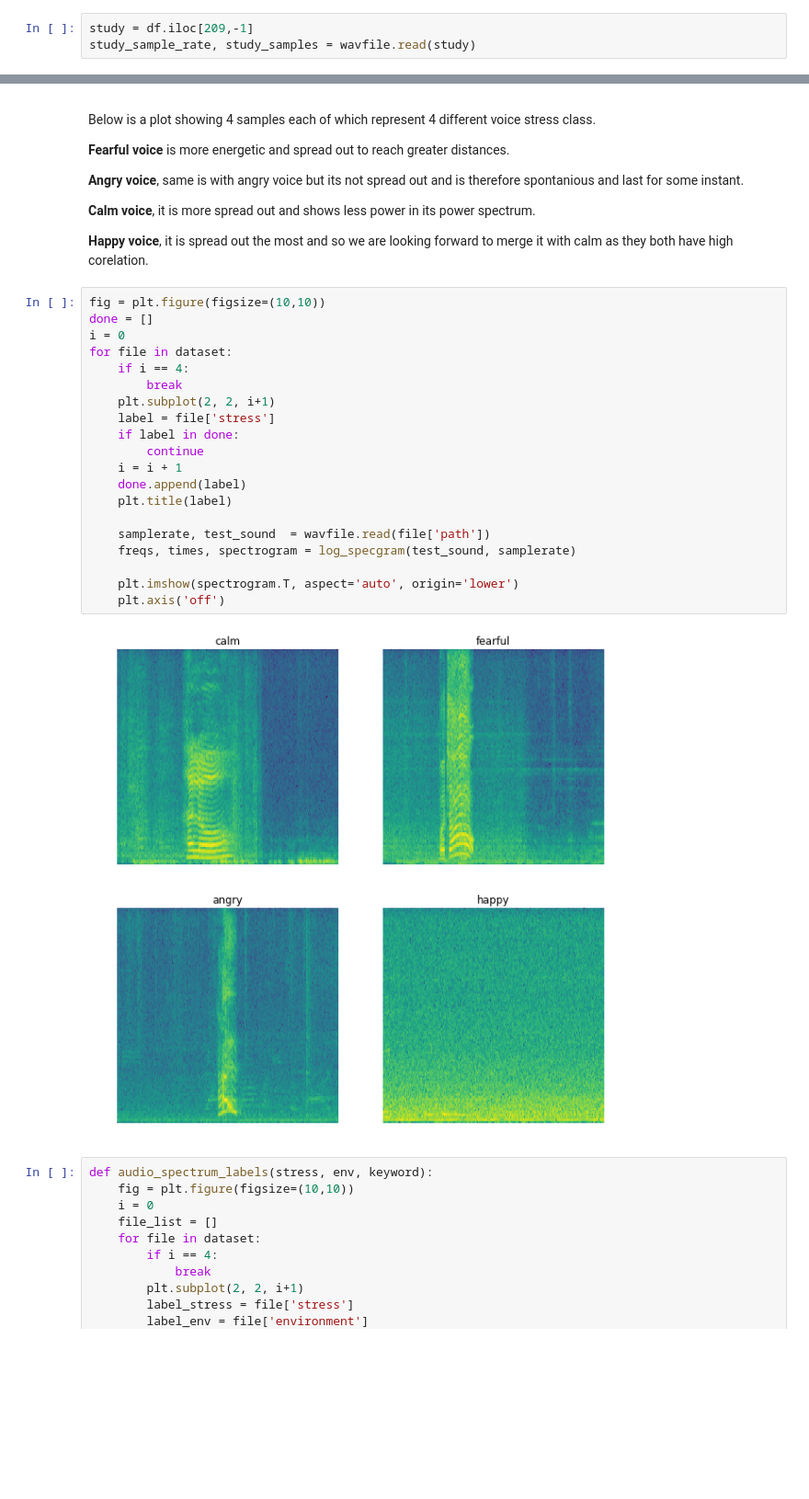
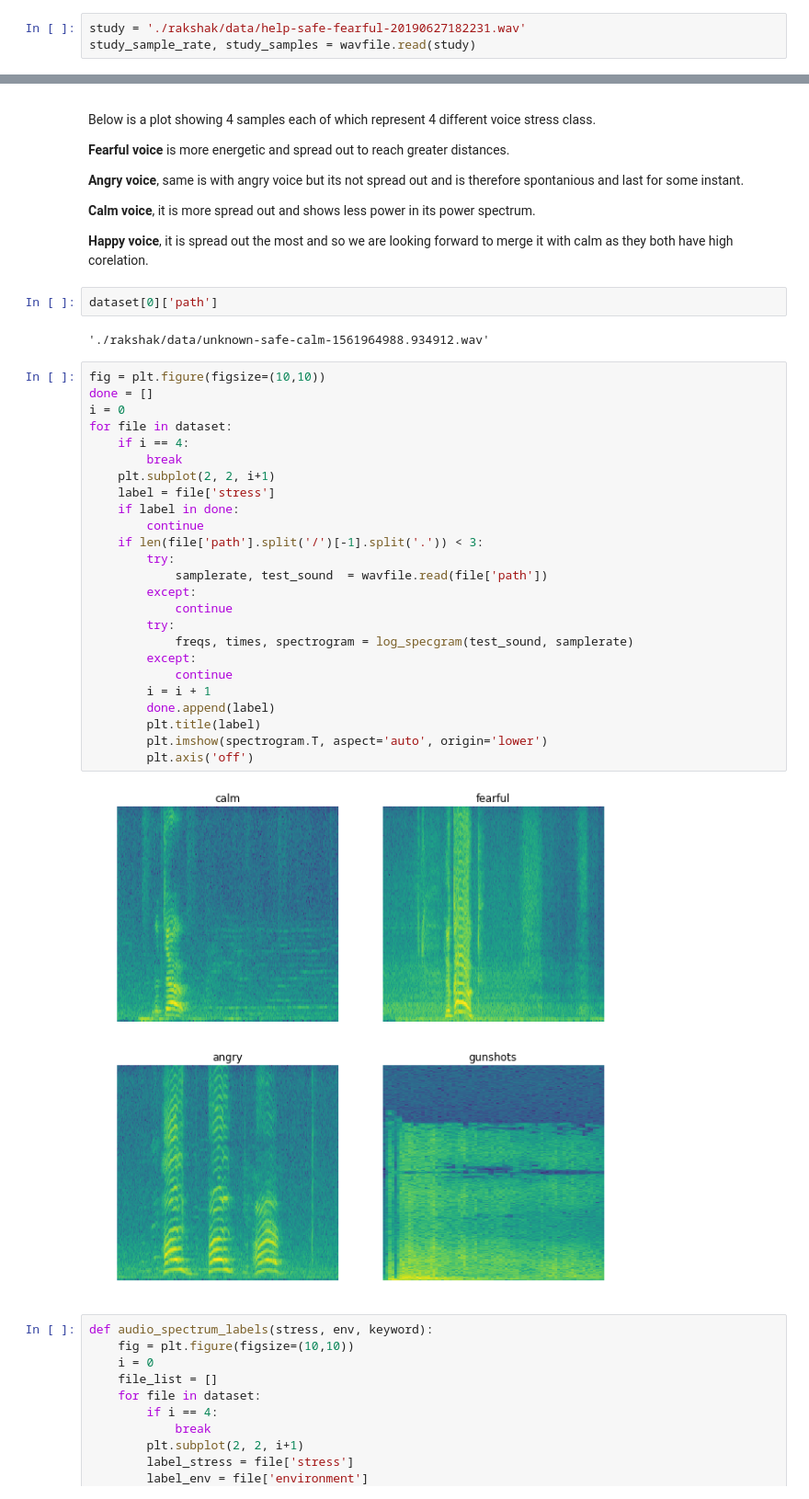
Before and after one commit to Ujjwal-9/celestini-dl, a Jupyter notebook: Rakshak-Dataset/rakshak-analysis.ipynb, the cells around one changed output, grey strips where cells are left out. Shown at 92% size. Saved outputs shown, nothing was run; the diff lists cells and outputs as text; blank space fills up the shorter version.

```diff
--- a/Rakshak-Dataset/rakshak-analysis.ipynb
+++ b/Rakshak-Dataset/rakshak-analysis.ipynb
@@ -633,7 +664,7 @@ def plot_spec_wave(filename):
 # %% [markdown]
 lets study a help and fearful example in safe environment
 # %%
-study = df.iloc[209,-1]
+study = './rakshak/data/help-safe-fearful-20190627182231.wav'
 study_sample_rate, study_samples = wavfile.read(study)
 # %%
 plot_spec_wave(study)
@@ -791,28 +822,37 @@ Below is a plot showing 4 samples each of which represent 4 different voice stre
 **Calm voice**, it is more spread out and shows less power in its power spectrum.
 
 **Happy voice**, it is spread out the most and so we are looking forward to merge it with calm as they both have high corelation.
+# %%
+dataset[0]['path']
+# %% [output]
+'./rakshak/data/unknown-safe-calm-1561964988.934912.wav'
 # %%
 fig = plt.figure(figsize=(10,10))
 done = []
 i = 0
 for file in dataset:
     if i == 4:
         break
     plt.subplot(2, 2, i+1)
     label = file['stress']
     if label in done:
         continue
-    i = i + 1
-    done.append(label)
-    plt.title(label)
-
-    samplerate, test_sound  = wavfile.read(file['path'])
-    freqs, times, spectrogram = log_specgram(test_sound, samplerate)
-
-    plt.imshow(spectrogram.T, aspect='auto', origin='lower')
-    plt.axis('off')
+    if len(file['path'].split('/')[-1].split('.')) < 3:
+        try:
+            samplerate, test_sound  = wavfile.read(file['path'])
+        except:
+            continue
+        try:
+            freqs, times, spectrogram = log_specgram(test_sound, samplerate)
+        except:
+            continue
+        i = i + 1
+        done.append(label)
+        plt.title(label)
+        plt.imshow(spectrogram.T, aspect='auto', origin='lower')
+        plt.axis('off')
 # %% [output]
-[figure, old version]
+[figure, new version]
 # %%
 def audio_spectrum_labels(stress, env, keyword):
     fig = plt.figure(figsize=(10,10))
```
Also changed, not shown: parts of 22 cells of this notebook.
